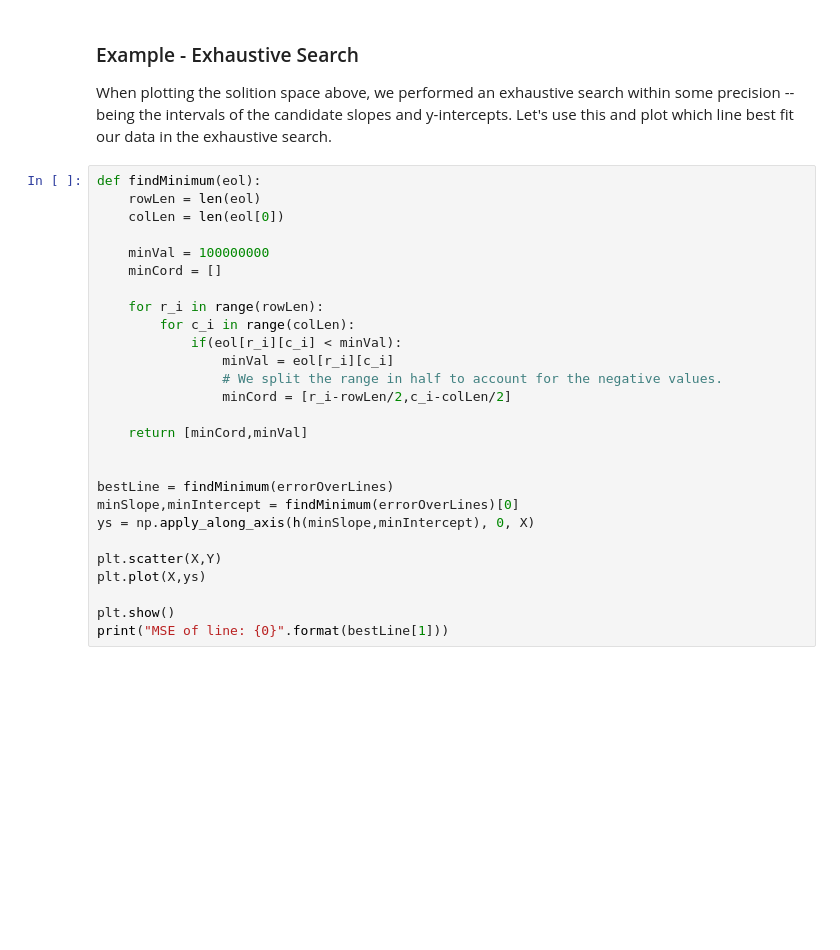
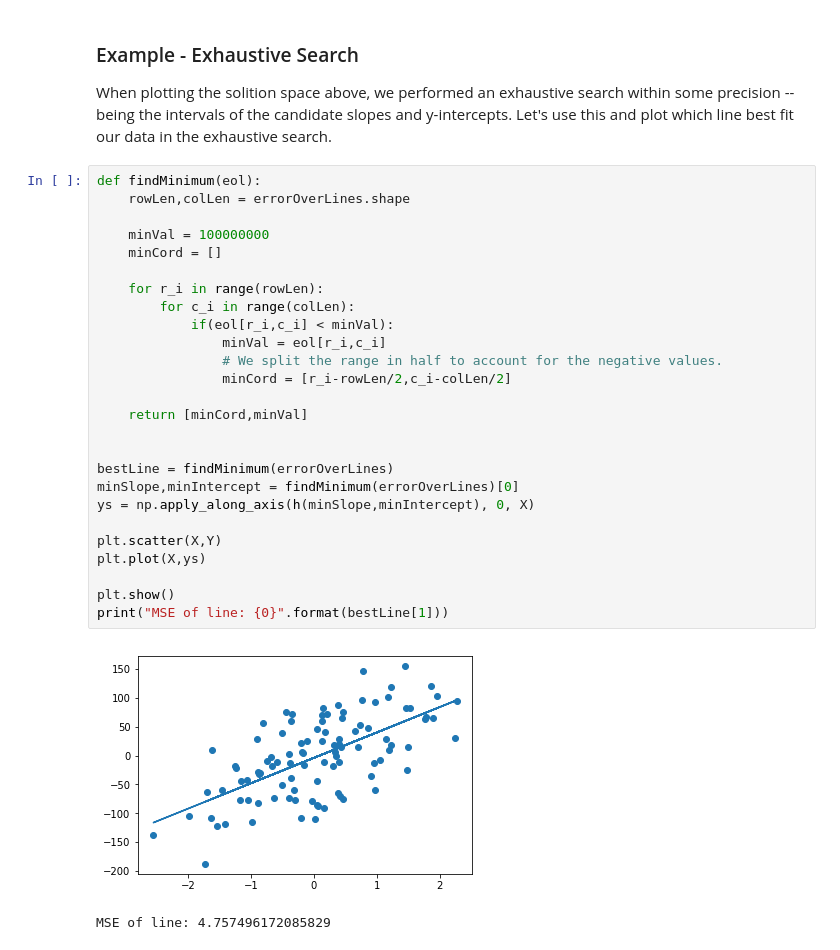
Before and after one commit to Andrewnetwork/WorkshopScipy, a Jupyter notebook: Notebooks/Linear Regression - The Solution Space.ipynb, the cells around one changed output. Drawn from its saved outputs; the diff is of its cells as text; blank space fills up the shorter version.

```diff
--- a/Notebooks/Linear Regression - The Solution Space.ipynb
+++ b/Notebooks/Linear Regression - The Solution Space.ipynb
@@ -165,28 +165,30 @@ Examples:
 When plotting the solition space above, we performed an exhaustive search within some precision -- being the intervals of the candidate slopes and y-intercepts. Let's use this and plot which line best fit our data in the exhaustive search.
 # %%
 def findMinimum(eol):
-    rowLen = len(eol)
-    colLen = len(eol[0])
+    rowLen,colLen = errorOverLines.shape
 
     minVal = 100000000
     minCord = []
 
     for r_i in range(rowLen):
         for c_i in range(colLen):
-            if(eol[r_i][c_i] < minVal):
-                minVal = eol[r_i][c_i]
+            if(eol[r_i,c_i] < minVal):
+                minVal = eol[r_i,c_i]
                 # We split the range in half to account for the negative values.
                 minCord = [r_i-rowLen/2,c_i-colLen/2]
 
     return [minCord,minVal]
 
 
 bestLine = findMinimum(errorOverLines)
 minSlope,minIntercept = findMinimum(errorOverLines)[0]
 ys = np.apply_along_axis(h(minSlope,minIntercept), 0, X)
 
 plt.scatter(X,Y)
 plt.plot(X,ys)
 
 plt.show()
 print("MSE of line: {0}".format(bestLine[1]))
+# %% [output]
+[figure, added]
+MSE of line: 4.757496172085829
```
